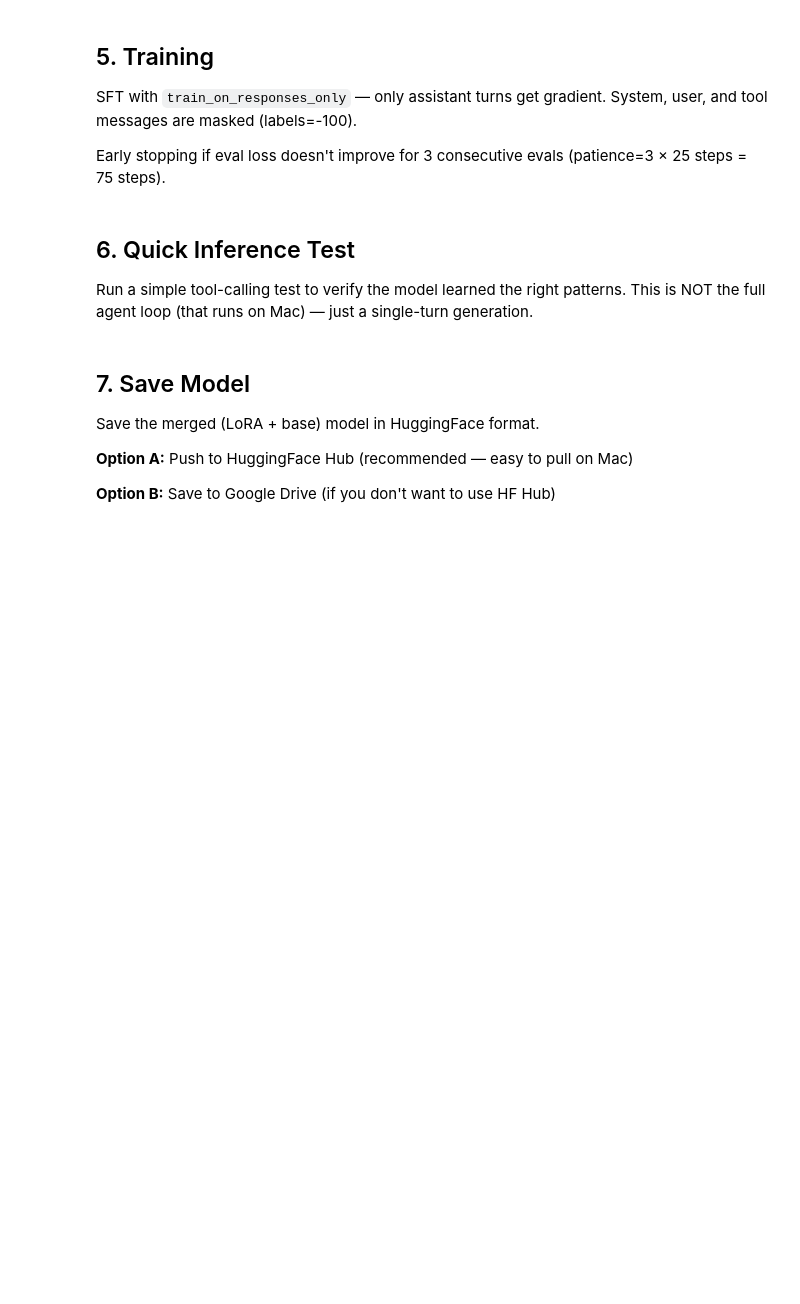
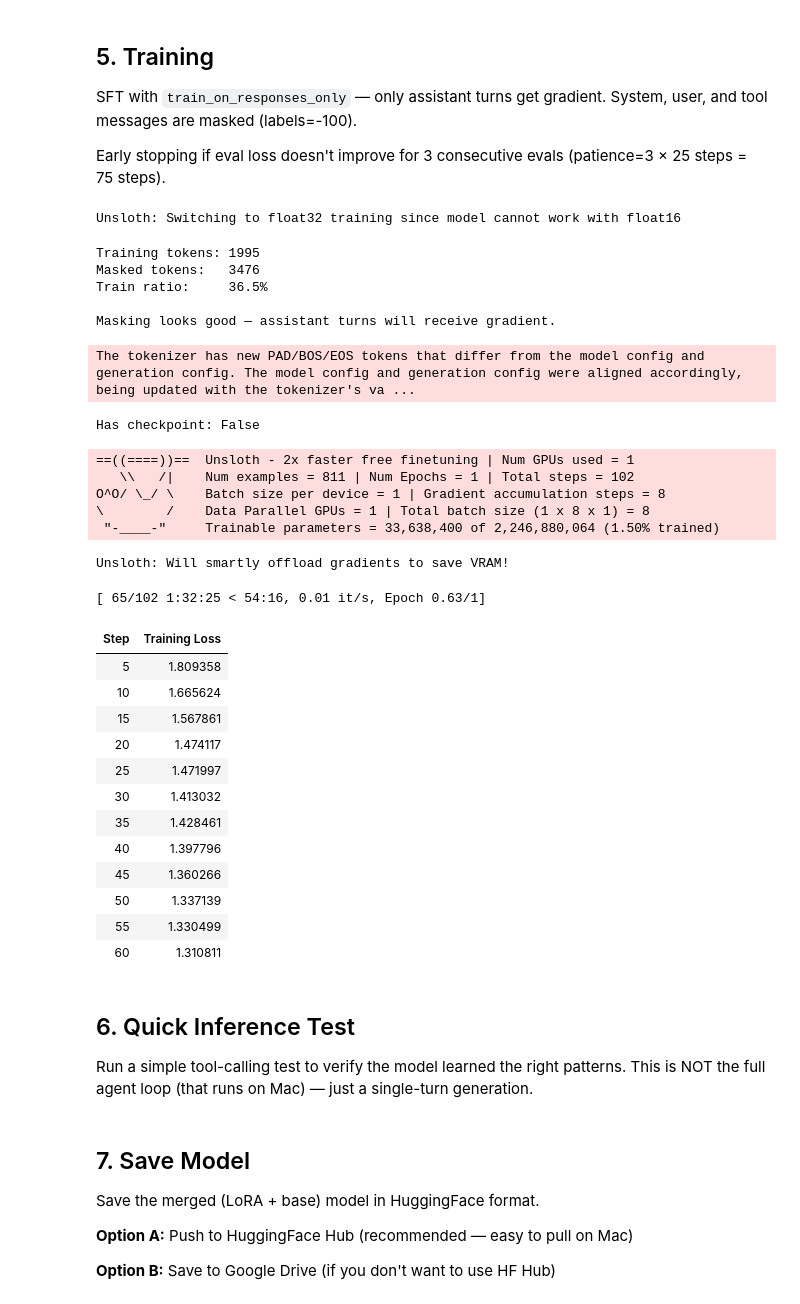
Before and after one commit to kristofrabay/winterfest_applied_ai_pe, a Jupyter notebook: nb/bbb/_phase_4_sft_colab.ipynb, the cells around one changed output. Cells and saved outputs as stored; diff of their text form; code cells hidden in the pictures; blank space fills up the shorter version.

```diff
--- a/nb/bbb/_phase_4_sft_colab.ipynb
+++ b/nb/bbb/_phase_4_sft_colab.ipynb
@@ -75,12 +108,12 @@ due to higher-than-normal quantization differences. 16-bit LoRA only needs ~5 GB
 from unsloth import FastVisionModel
 
 MODEL_ID = "unsloth/Qwen3.5-2B"
-MAX_SEQ_LENGTH = 16_384
+MAX_SEQ_LENGTH = 8192
 
 model, tokenizer = FastVisionModel.from_pretrained(
     model_name=MODEL_ID,
     max_seq_length=MAX_SEQ_LENGTH,
-    load_in_4bit=False,
+    load_in_4bit=True,
 )
 
 model = FastVisionModel.get_peft_model(
@@ -183,22 +242,23 @@ trainer = SFTTrainer(
     eval_dataset=eval_dataset,
     args=SFTConfig(
         dataset_text_field="text",
-        per_device_train_batch_size=2,
-        gradient_accumulation_steps=4,     # effective batch = 8
+        per_device_train_batch_size=1,
+        per_device_eval_batch_size=1,      # eval OOMs out at 2
+        gradient_accumulation_steps=8,     # effective batch = 8
         max_seq_length=MAX_SEQ_LENGTH,
         packing=False,                     # preserve message boundaries
 
-        num_train_epochs=2,                # ~202 steps for 812 train samples
+        num_train_epochs=1,                # ~202 steps for 812 train samples
         learning_rate=2e-4,
         lr_scheduler_type="cosine",
-        warmup_ratio=0.05,                 # ~10 warmup steps
+        warmup_steps=10,                 # ~10 warmup steps
 
-        eval_strategy="steps",
-        eval_steps=15,                     # eval ~8 times over 2 epochs
-        save_steps=50,
+        eval_strategy="no",               #"steps", #evaling OOMd out, 248k vocab very large in qwen3.5
+        #eval_steps=15,                     # eval ~8 times over 2 epochs
+        save_steps=25,
         save_total_limit=2,
-        load_best_model_at_end=True,       # reload best checkpoint when done
-        metric_for_best_model="eval_loss",
+        #load_best_model_at_end=True,       # reload best checkpoint when done
+        #metric_for_best_model="eval_loss",
 
         optim="adamw_8bit",
         weight_decay=0.01,
@@ -208,9 +268,9 @@ trainer = SFTTrainer(
         output_dir="outputs",
         report_to="none",
     ),
-    callbacks=[
-        EarlyStoppingCallback(early_stopping_patience=3),  # stop if eval loss rises for 3 evals
-    ],
+    #callbacks=[
+    #    EarlyStoppingCallback(early_stopping_patience=3),  # stop if eval loss rises for 3 evals
+    #],
 )
 
 # Mask non-assistant turns
@@ -219,6 +279,8 @@ trainer = train_on_responses_only(
     instruction_part="<|im_start|>user\n",
     response_part="<|im_start|>assistant\n",
 )
+# %% [output]
+Unsloth: Switching to float32 training since model cannot work with float16
 # %%
 # Verify masking — this is critical!
 sample_batch = trainer.get_train_dataloader()
@@ -236,11 +298,44 @@ assert train_tokens > 0, (
     "All tokens are masked! Check max_seq_length and train_on_responses_only params."
 )
 print("\nMasking looks good — assistant turns will receive gradient.")
+# %% [output]
+Training tokens: 1995
+Masked tokens:   3476
+Train ratio:     36.5%
+
+Masking looks good — assistant turns will receive gradient.
 # %%
-# Train!
-trainer_stats = trainer.train()
+import os
+has_checkpoint = os.path.isdir("outputs") and any("checkpoint" in d for d in os.listdir("outputs"))
+print(f"Has checkpoint: {has_checkpoint}")
+
+trainer_stats = trainer.train(resume_from_checkpoint=has_checkpoint)
+
 print(f"\nTraining complete in {trainer_stats.metrics['train_runtime']:.0f}s")
 print(f"Final loss: {trainer_stats.metrics['train_loss']:.4f}")
+# %% [output]
+The tokenizer has new PAD/BOS/EOS tokens that differ from the model config and generation config. The model config and generation config were aligned accordingly, being updated with the tokenizer's va ...
+Has checkpoint: False
+==((====))==  Unsloth - 2x faster free finetuning | Num GPUs used = 1
+   \\   /|    Num examples = 811 | Num Epochs = 1 | Total steps = 102
+O^O/ \_/ \    Batch size per device = 1 | Gradient accumulation steps = 8
+\        /    Data Parallel GPUs = 1 | Total batch size (1 x 8 x 1) = 8
+ "-____-"     Trainable parameters = 33,638,400 of 2,246,880,064 (1.50% trained)
+Unsloth: Will smartly offload gradients to save VRAM!
+[ 65/102 1:32:25 < 54:16, 0.01 it/s, Epoch 0.63/1]
+| Step | Training Loss |
+| 5 | 1.809358 |
+| 10 | 1.665624 |
+| 15 | 1.567861 |
+| 20 | 1.474117 |
+| 25 | 1.471997 |
+| 30 | 1.413032 |
+| 35 | 1.428461 |
+| 40 | 1.397796 |
+| 45 | 1.360266 |
+| 50 | 1.337139 |
+| 55 | 1.330499 |
+| 60 | 1.310811 |
 # %%
 # Training summary
 import pandas as pd
```
Also changed, not shown: parts of 7 cells of this notebook, 4 other files.
